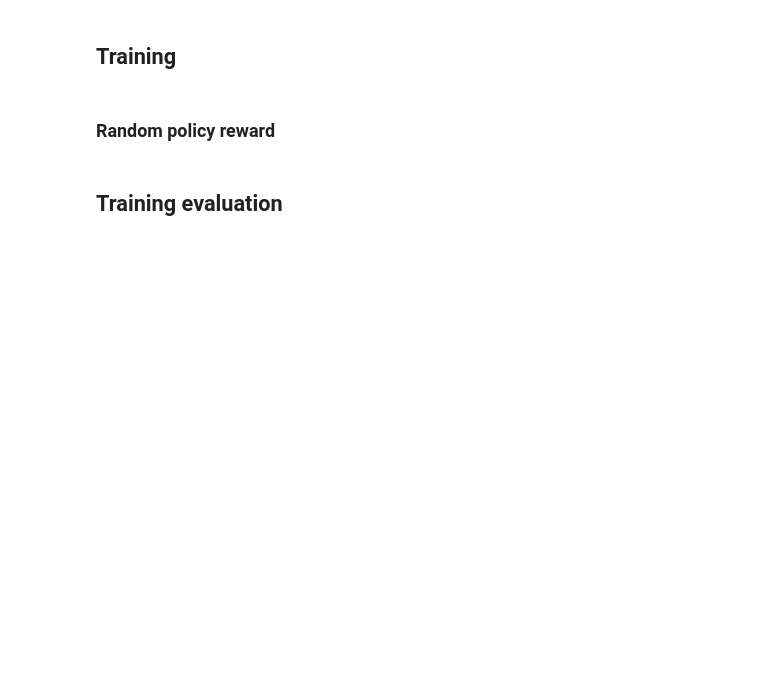
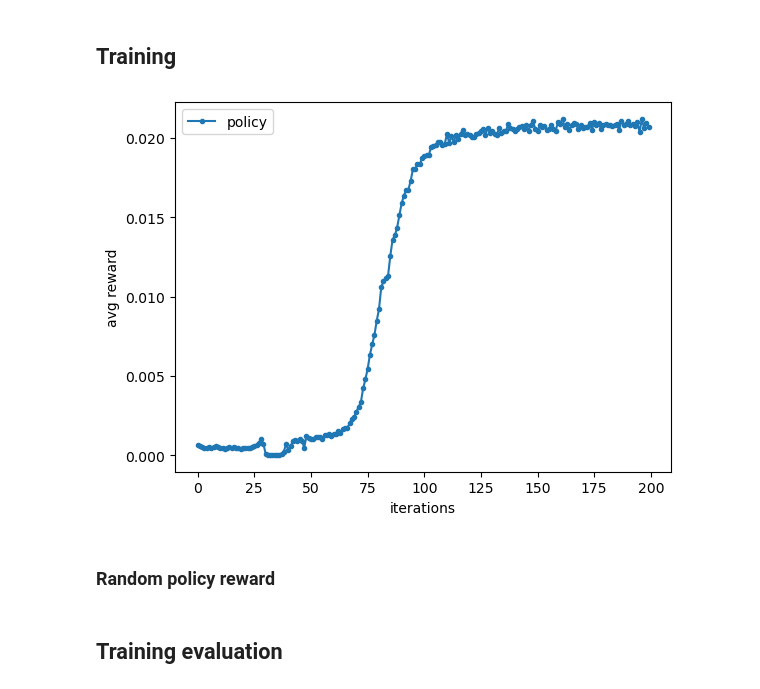
Before and after one commit to AlbertoSinigaglia/snake-reinforcement-learning, a Jupyter notebook: original/snake.ipynb, the cells around one changed output. Drawn from its saved outputs; the diff is of its cells as text; code cells hidden in the pictures; blank space fills up the shorter version.

```diff
--- a/original/snake.ipynb
+++ b/original/snake.ipynb
@@ -11,7 +13,7 @@ import matplotlib.pyplot as plt
 # %% [markdown]
 ## Environment definition
 # %%
-BOARD_SIZE=10
+BOARD_SIZE=15
 # %%
 # region models
 input = K.layers.Input(shape=(BOARD_SIZE, BOARD_SIZE, 3))
@@ -101,11 +105,11 @@ env_.ATE_HIMSELF_REWARD = .2
 env_.WIN_REWARD = 1.
 env_.STEP_REWARD = 0.
 GAMMA = .99
-ITERATIONS = 100000
-EPSILON = 0.05
+ITERATIONS = 20000
+EPSILON = 0.1
 # %%
-optimizer_value = K.optimizers.Adam(1e-4)
-optimizer_agent = K.optimizers.Adam(1e-6)
+optimizer_value = K.optimizers.Adam(1e-3)
+optimizer_agent = K.optimizers.Adam(1e-5)
 # %%
 avg_rewards = []
 # %%
@@ -116,6 +120,7 @@ try :
 except:
     pass
 # %%
+%matplotlib inline
 for iterations in trange(ITERATIONS):
     state = env_.to_state()
 
@@ -135,36 +140,49 @@ for iterations in trange(ITERATIONS):
         # MDP update
         # print("start move")
         rewards = env_.move(actions)
         # print("end move")
         new_state = env_.to_state()
 
         # TD error
         value_state = value(state)
         td_error = tf.stop_gradient((rewards + GAMMA * value(new_state, training=False)) - value_state) * -1  # to do gradient ascend
 
         # calculate the loss for both value and agent
         actions_indexes = tf.concat((tf.range(actions.shape[0])[..., None], actions), axis=-1)
 
         # maybe introduce eligibility trace to simulate n-step td, to have longer dependencies
         loss_agent = tf.stop_gradient(td_error) * tf.math.log(1e-10 + tf.gather_nd(probs, actions_indexes))[...,None]
         loss_value = tf.stop_gradient(td_error) * value_state
 
         loss_agent = tf.reduce_mean(loss_agent)
         loss_value = tf.reduce_mean(loss_value)
 
     # calculate gradient
     gradient_agent = tape.gradient(loss_agent, agent.trainable_weights)
     gradient_value = tape.gradient(loss_value, value.trainable_weights)
     avg_rewards.append(tf.reduce_mean(rewards))
 
     # update neural nets weights
     optimizer_agent.apply_gradients(zip(gradient_agent, agent.trainable_weights))
     optimizer_value.apply_gradients(zip(gradient_value, value.trainable_weights))
 
-    if iterations % 1000 == 0:
+    if len(avg_rewards) % 100 == 0 and len(avg_rewards) > 0:
+        clear_output(wait=True)
+        points = np.array(avg_rewards).reshape((-1, 100)).mean(axis=-1)
+        plt.plot(points, marker=".")
+        _ = plt.xlabel("iterations")
+        _ = plt.ylabel("avg reward")
+        plt.legend(["policy"])
+        plt.show()
+
+    if len(avg_rewards) % 100 == 0:
+        with open(f"model_fitting/trend.txt", "w+") as file:
+            json.dump(np.array(avg_rewards).tolist(), file)
         now = datetime.now().strftime("%Y-%m-%d_%H-%M-%S")
-        agent.save_weights(f"models/{BOARD_SIZE}x{BOARD_SIZE}/{now}/agent")
-        value.save_weights(f"models/{BOARD_SIZE}x{BOARD_SIZE}/{now}/value")
+        agent.save_weights(f"models_smaller/{now}/agent")
+        value.save_weights(f"models_smaller/{now}/value")
+# %% [output]
+[figure, added]
 # %%
 import json
 with open(f"model_fitting/trend_{BOARD_SIZE}x{BOARD_SIZE}.txt", "w+") as file:
```
Also changed, not shown: parts of 4 cells of this notebook, 21 other files.
